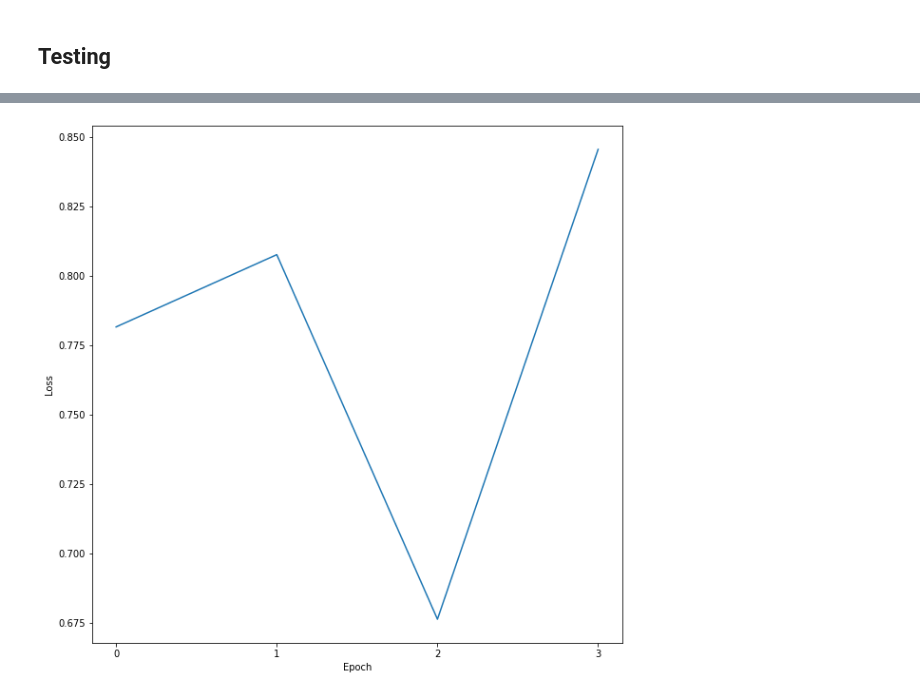
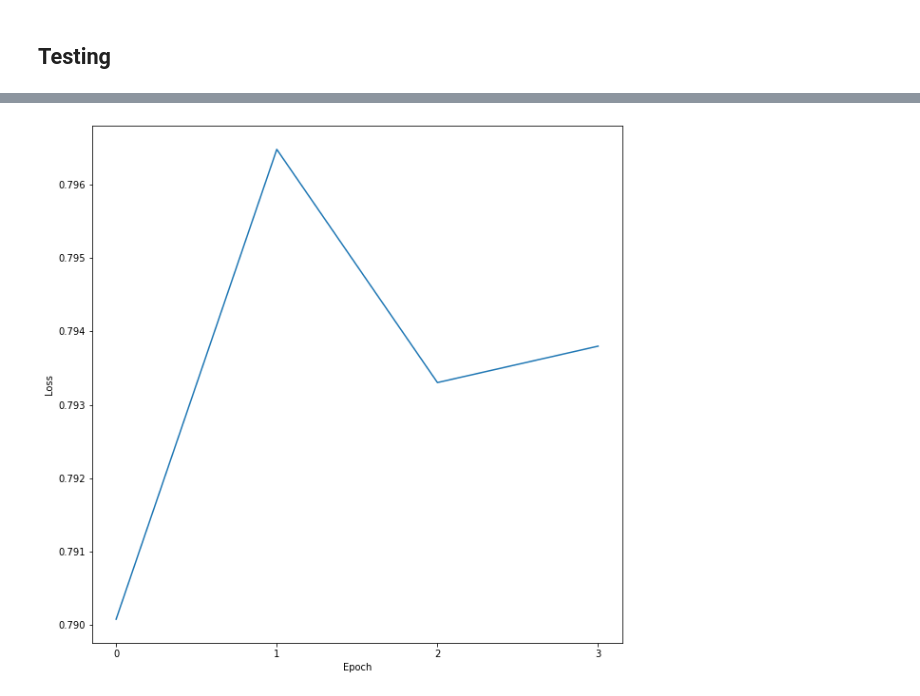
Before and after one commit to DangHa/Hacking_Human_Body_Kaggle, a Jupyter notebook: Unet.ipynb, the cells around one changed output, grey strips where cells are left out. Saved outputs shown, nothing was run; the diff lists cells and outputs as text; code cells hidden in the pictures.

```diff
--- a/Unet.ipynb
+++ b/Unet.ipynb
@@ -414,10 +421,10 @@ Epoch 3: image: 333 / 351, loss (last 30) = 0.89
 # %%
-import pickle
-torch.save(model, './model.pth')
-np.savetxt("./loss_plot.csv", loss_plot, delimiter=",")
-epoch_plot = np.array(epoch_plot)
-np.savetxt("./epoch_plot.csv", epoch_plot, delimiter=",")
-with open('./in_epoch_loss_dic.pkl', 'wb') as f:
-    pickle.dump(loss_in_epoch, f)
+# import pickle
+# torch.save(model, './model.pth')
+# np.savetxt("./loss_plot.csv", loss_plot, delimiter=",")
+# epoch_plot = np.array(epoch_plot)
+# np.savetxt("./epoch_plot.csv", epoch_plot, delimiter=",")
+# with open('./in_epoch_loss_dic.pkl', 'wb') as f:
+#     pickle.dump(loss_in_epoch, f)
 # %%
 # Save trained model
@@ -427,7 +434,8 @@ torch.save(model, 'model.pth')
 # %%
 # Load trained model downloaded from kaggle and stored in results
 # Notation: d=depth, e=epochs, i=images in batch, b=patchsize_#ofpatchesinbatch, w=weights(True of False)
-model_path = ''
+import pickle
+model_path = '/kaggle/input/64033batchnorm/'
 dic_path = model_path + 'in_epoch_loss_dic.pkl'
 
 model = torch.load(model_path + 'model.pth', map_location=torch.device('cpu'))
@@ -450,15 +458,13 @@ plt.savefig('320_10_3_binarryentropy_4epochs_351images_nomean.png')
 # %%
 plot = []
 for epoch, losses in loss_dic.items():
-  if i == 9:
-     break
   x = [i * 30 for i in range(len(losses))]
   plot.append(sum(losses)/len(losses))
 
 plt.plot(plot)
 plt.xticks(range(0,4))
 plt.ylabel('Loss')
 plt.xlabel("Epoch")
 plt.savefig('320_10_3_binarryentropy_4epochs_351images.png')
 # %% [output]
-[figure, old version]
+[figure, new version]
```
Also changed, not shown: parts of 9 cells of this notebook.
